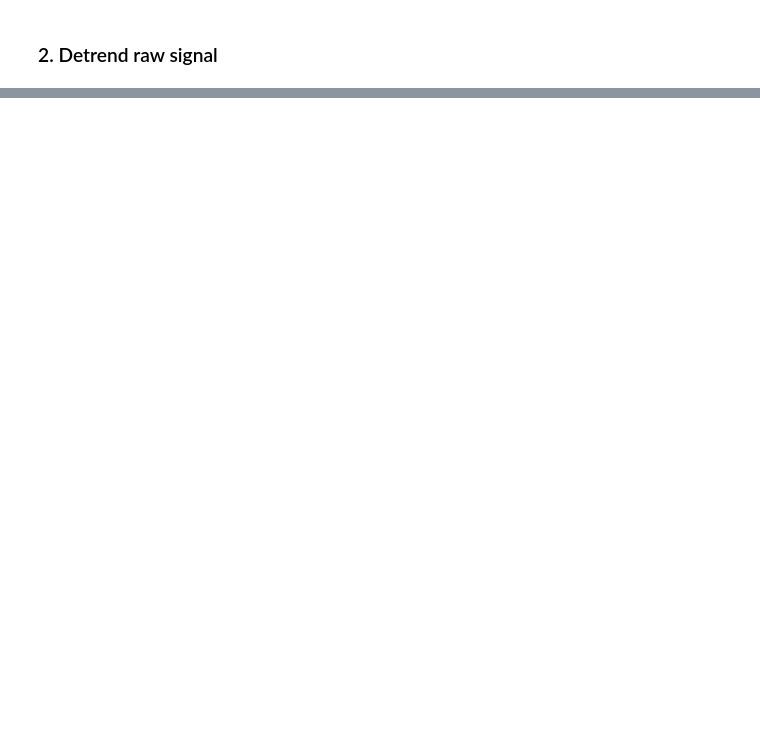
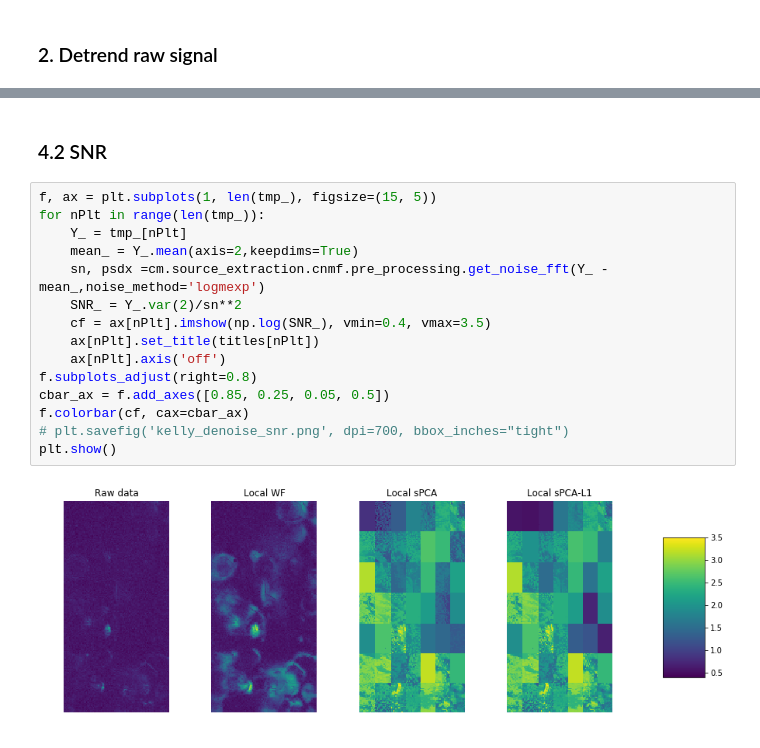
Before and after one commit to zqwei/fish_processing, a Jupyter notebook: notebooks/TK_ex_spatial_denoise_kelly_code.ipynb, the cells around one changed output, grey strips where cells are left out. Drawn from its saved outputs; the diff is of its cells as text; blank space fills up the shorter version.

```diff
--- a/notebooks/TK_ex_spatial_denoise_kelly_code.ipynb
+++ b/notebooks/TK_ex_spatial_denoise_kelly_code.ipynb
@@ -411,0 +206,19 @@ anim.save('traces_Vt_Vtd_nostim.mp4',fps=5,extra_args=['-vcodec','libx264'])
+# %% [markdown]
+### 4.2 SNR
+# %%
+f, ax = plt.subplots(1, len(tmp_), figsize=(15, 5))
+for nPlt in range(len(tmp_)):
+    Y_ = tmp_[nPlt]
+    mean_ = Y_.mean(axis=2,keepdims=True)
+    sn, psdx =cm.source_extraction.cnmf.pre_processing.get_noise_fft(Y_ - mean_,noise_method='logmexp')
+    SNR_ = Y_.var(2)/sn**2
+    cf = ax[nPlt].imshow(np.log(SNR_), vmin=0.4, vmax=3.5)
+    ax[nPlt].set_title(titles[nPlt])
+    ax[nPlt].axis('off')
+f.subplots_adjust(right=0.8)
+cbar_ax = f.add_axes([0.85, 0.25, 0.05, 0.5])
+f.colorbar(cf, cax=cbar_ax)
+# plt.savefig('kelly_denoise_snr.png', dpi=700, bbox_inches="tight")
+plt.show()
+# %% [output]
+[figure, added]
```
Also changed, not shown: parts of 71 cells of this notebook, 5 other files.
